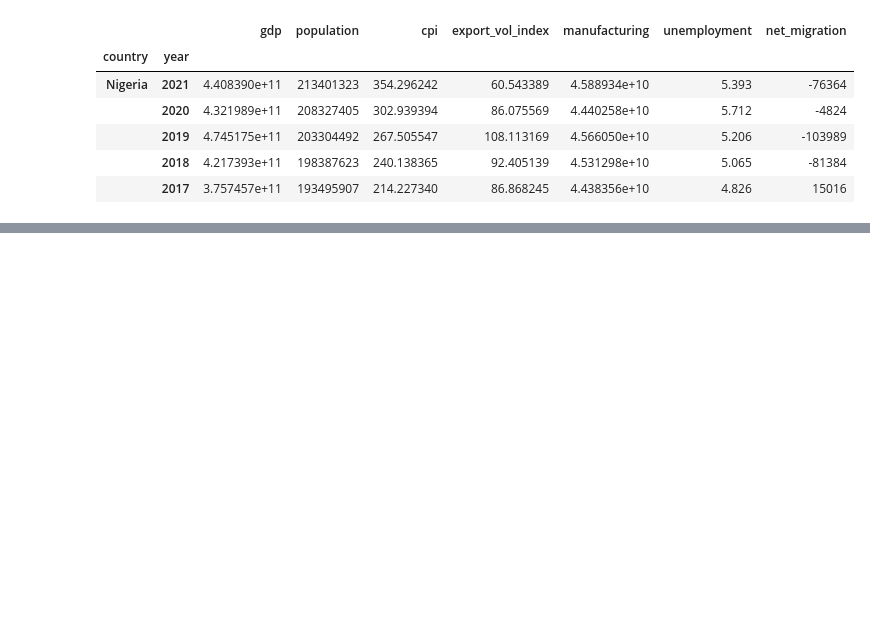
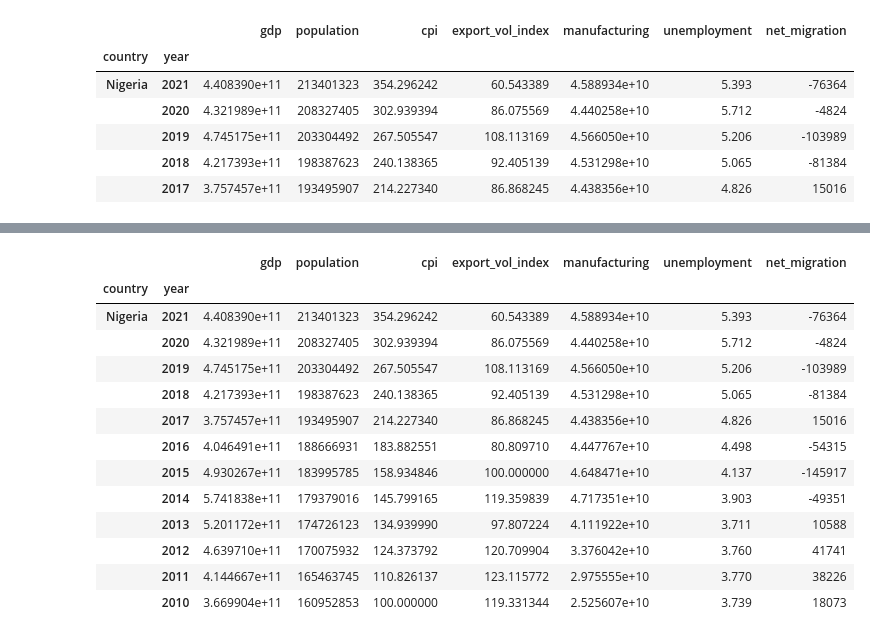
Before and after one commit to AngelitaDamola/exploration-journey, a Jupyter notebook: personal_project/explore_nigeria.ipynb, the cells around one changed output, grey strips where cells are left out. Saved outputs shown, nothing was run; the diff lists cells and outputs as text; code cells hidden in the pictures; blank space fills up the shorter version.

```diff
--- a/personal_project/explore_nigeria.ipynb
+++ b/personal_project/explore_nigeria.ipynb
@@ -39,0 +64,17 @@ dat.head(5)
+# %%
+dat.head(15)
+# %% [output]
+|  |  | gdp | population | cpi | export_vol_index | manufacturing | unemployment | net_migration |
+| country | year |  |  |  |  |  |  |  |
+| Nigeria | 2021 | 4.408390e+11 | 213401323 | 354.296242 | 60.543389 | 4.588934e+10 | 5.393 | -76364 |
+|  | 2020 | 4.321989e+11 | 208327405 | 302.939394 | 86.075569 | 4.440258e+10 | 5.712 | -4824 |
+|  | 2019 | 4.745175e+11 | 203304492 | 267.505547 | 108.113169 | 4.566050e+10 | 5.206 | -103989 |
+|  | 2018 | 4.217393e+11 | 198387623 | 240.138365 | 92.405139 | 4.531298e+10 | 5.065 | -81384 |
+|  | 2017 | 3.757457e+11 | 193495907 | 214.227340 | 86.868245 | 4.438356e+10 | 4.826 | 15016 |
+|  | 2016 | 4.046491e+11 | 188666931 | 183.882551 | 80.809710 | 4.447767e+10 | 4.498 | -54315 |
+|  | 2015 | 4.930267e+11 | 183995785 | 158.934846 | 100.000000 | 4.648471e+10 | 4.137 | -145917 |
+|  | 2014 | 5.741838e+11 | 179379016 | 145.799165 | 119.359839 | 4.717351e+10 | 3.903 | -49351 |
+|  | 2013 | 5.201172e+11 | 174726123 | 134.939990 | 97.807224 | 4.111922e+10 | 3.711 | 10588 |
+|  | 2012 | 4.639710e+11 | 170075932 | 124.373792 | 120.709904 | 3.376042e+10 | 3.760 | 41741 |
+|  | 2011 | 4.144667e+11 | 165463745 | 110.826137 | 123.115772 | 2.975555e+10 | 3.770 | 38226 |
+|  | 2010 | 3.669904e+11 | 160952853 | 100.000000 | 119.331344 | 2.525607e+10 | 3.739 | 18073 |
```
Also changed, not shown: parts of 12 cells of this notebook.
